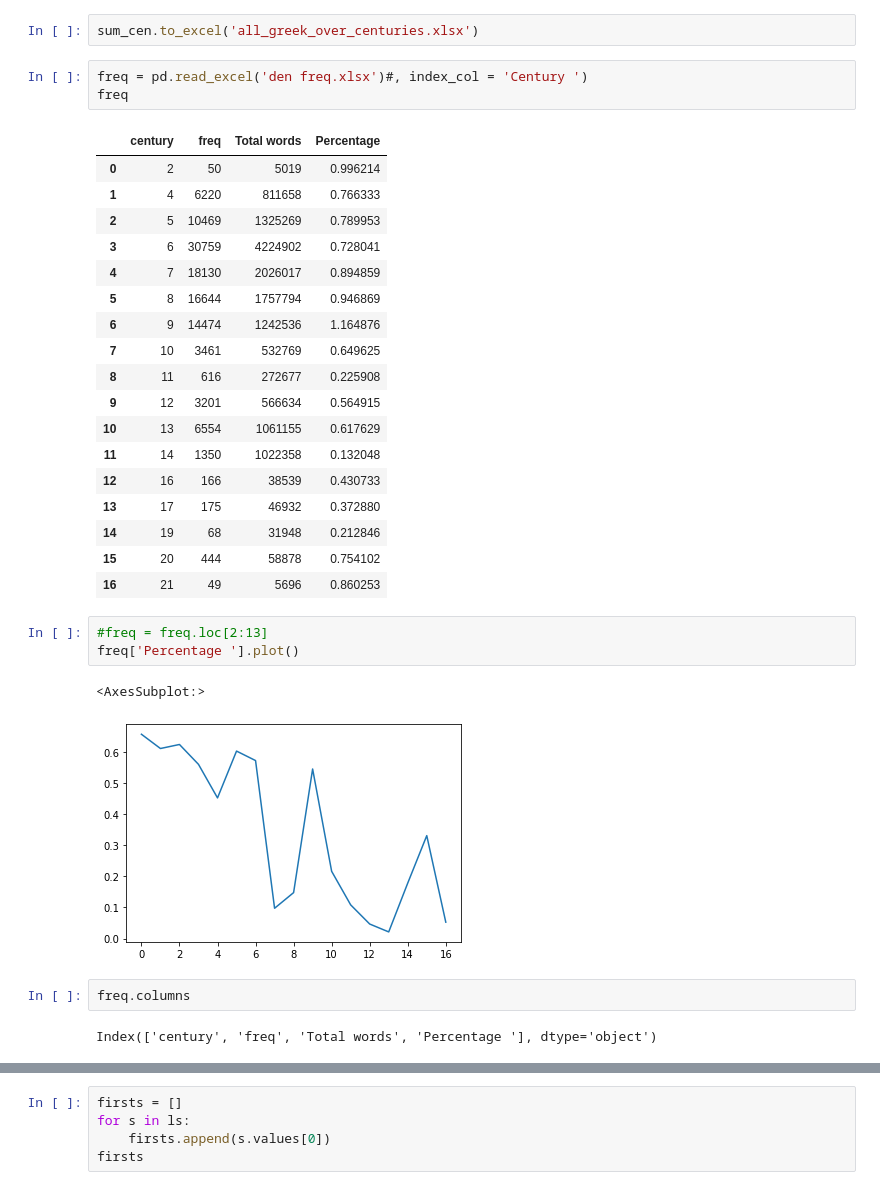
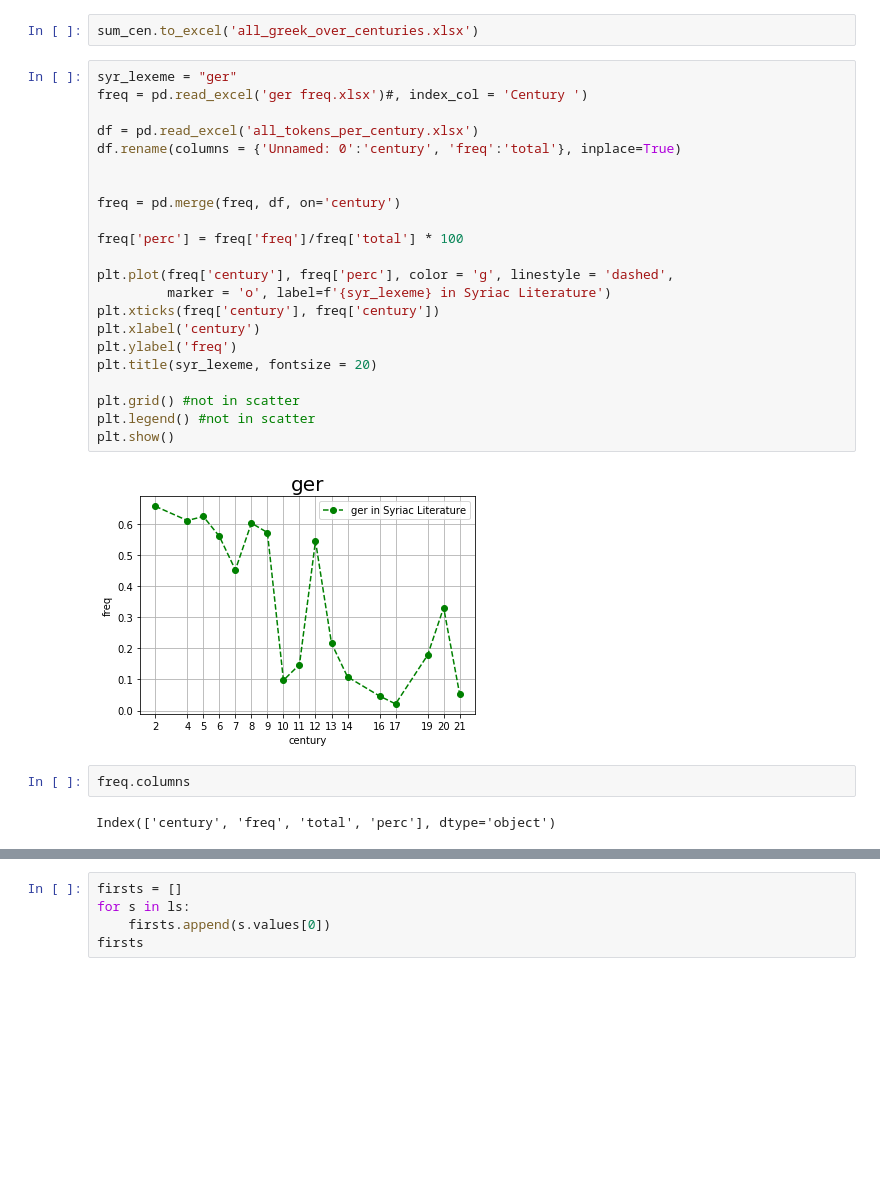
Before and after one commit to maeirnoam/ReligionDH, a Jupyter notebook: Sedra-Simtho Playground.ipynb, the cells around one changed output, grey strips where cells are left out. Drawn from its saved outputs; the diff is of its cells as text; blank space fills up the shorter version.

```diff
--- a/Sedra-Simtho Playground.ipynb
+++ b/Sedra-Simtho Playground.ipynb
@@ -105,35 +105,31 @@ sum_cen.plot()
 [figure]
 # %%
 sum_cen.to_excel('all_greek_over_centuries.xlsx')
-# %%
-freq = pd.read_excel('den freq.xlsx')#, index_col = 'Century ')
-freq
-# %% [output]
-|  | century | freq | Total words | Percentage |
-| 0 | 2 | 50 | 5019 | 0.996214 |
-| 1 | 4 | 6220 | 811658 | 0.766333 |
-| 2 | 5 | 10469 | 1325269 | 0.789953 |
-| 3 | 6 | 30759 | 4224902 | 0.728041 |
-| 4 | 7 | 18130 | 2026017 | 0.894859 |
-| 5 | 8 | 16644 | 1757794 | 0.946869 |
-| 6 | 9 | 14474 | 1242536 | 1.164876 |
-| 7 | 10 | 3461 | 532769 | 0.649625 |
-| 8 | 11 | 616 | 272677 | 0.225908 |
-| 9 | 12 | 3201 | 566634 | 0.564915 |
-| 10 | 13 | 6554 | 1061155 | 0.617629 |
-| 11 | 14 | 1350 | 1022358 | 0.132048 |
-| 12 | 16 | 166 | 38539 | 0.430733 |
-| 13 | 17 | 175 | 46932 | 0.372880 |
-| 14 | 19 | 68 | 31948 | 0.212846 |
-| 15 | 20 | 444 | 58878 | 0.754102 |
-| 16 | 21 | 49 | 5696 | 0.860253 |
-# %%
-#freq = freq.loc[2:13]
-freq['Percentage '].plot()
-# %% [output]
-<AxesSubplot:>
-[figure, removed]
+# %%
+syr_lexeme = "ger"
+freq = pd.read_excel('ger freq.xlsx')#, index_col = 'Century ')
+
+df = pd.read_excel('all_tokens_per_century.xlsx')
+df.rename(columns = {'Unnamed: 0':'century', 'freq':'total'}, inplace=True)
+
+
+freq = pd.merge(freq, df, on='century')
+
+freq['perc'] = freq['freq']/freq['total'] * 100
+
+plt.plot(freq['century'], freq['perc'], color = 'g', linestyle = 'dashed',
+         marker = 'o', label=f'{syr_lexeme} in Syriac Literature')
+plt.xticks(freq['century'], freq['century'])
+plt.xlabel('century')
+plt.ylabel('freq')
+plt.title(syr_lexeme, fontsize = 20)
+
+plt.grid() #not in scatter
+plt.legend() #not in scatter
+plt.show()
+# %% [output]
+[figure, added]
 # %%
 freq.columns
 # %% [output]
-Index(['century', 'freq', 'Total words', 'Percentage '], dtype='object')
+Index(['century', 'freq', 'total', 'perc'], dtype='object')
```
Also changed, not shown: parts of 3 cells of this notebook, 3 other files.
